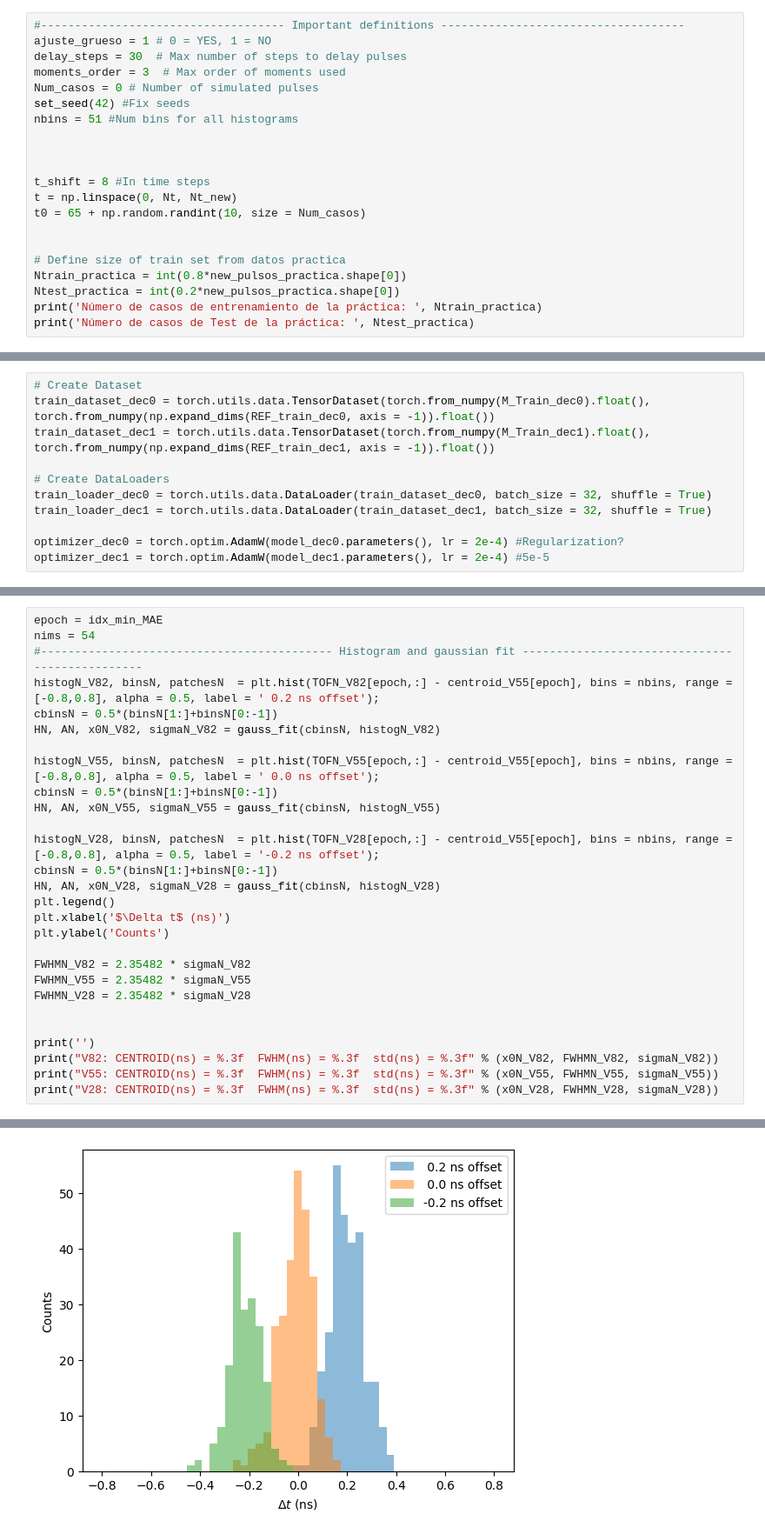
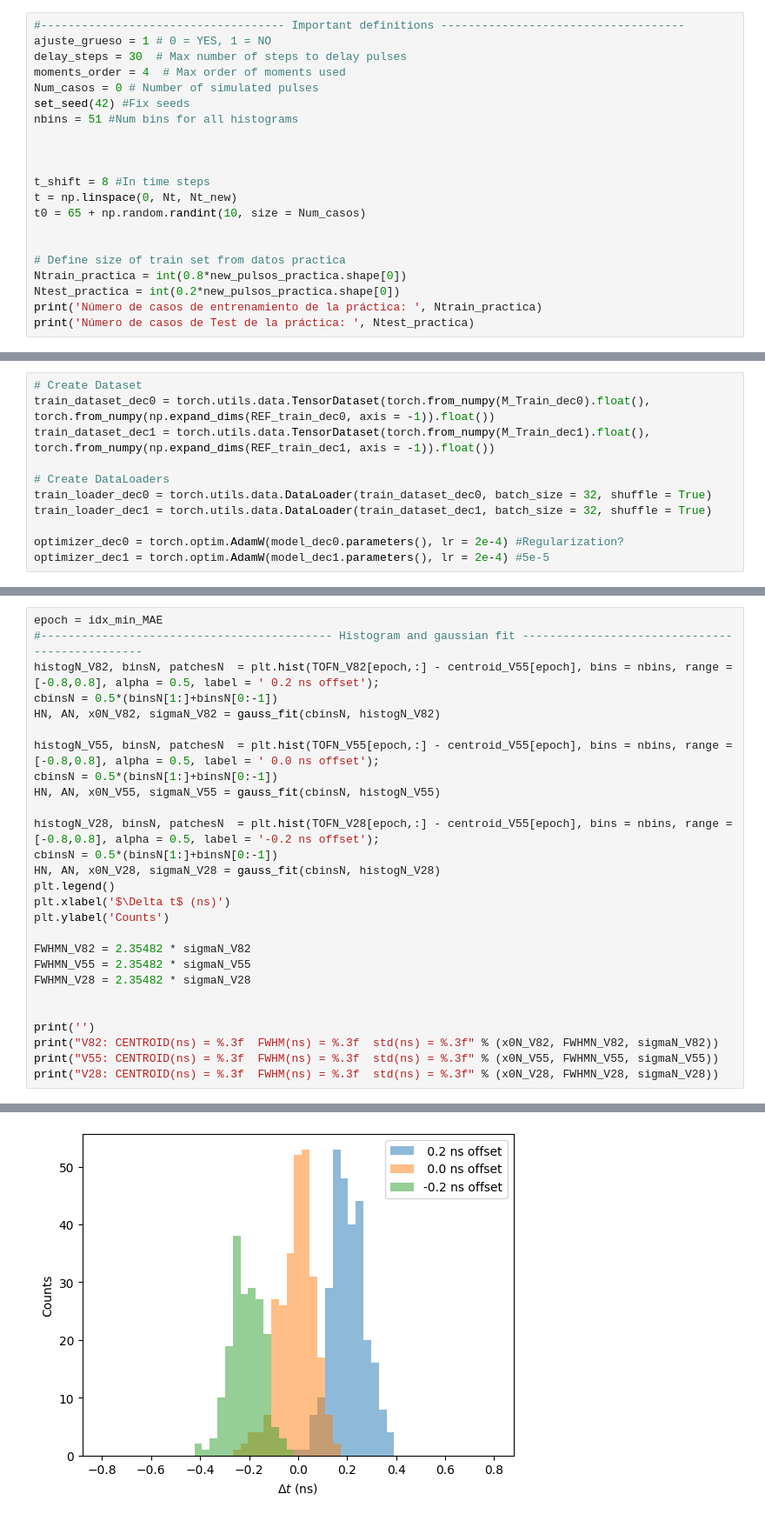
Before and after one commit to wjosefw/Signal-processing-with-Neural-networks, a Jupyter notebook: KAN.ipynb, the cells around one changed output, grey strips where cells are left out. Shown at 87% size. Cells and saved outputs as stored; diff of their text form.

```diff
--- a/KAN.ipynb
+++ b/KAN.ipynb
@@ -87,7 +87,7 @@ plt.legend()
 #------------------------------------ Important definitions ------------------------------------
 ajuste_grueso = 1 # 0 = YES, 1 = NO
 delay_steps = 30  # Max number of steps to delay pulses
-moments_order = 3  # Max order of moments used
+moments_order = 4  # Max order of moments used
 Num_casos = 0 # Number of simulated pulses
 set_seed(42) #Fix seeds
 nbins = 51 #Num bins for all histograms
@@ -393,6 +397,5 @@ plt.legend()
 # %%
 epoch = idx_min_MAE
-nims = 54
 #------------------------------------------- Histogram and gaussian fit -----------------------------------------------
 histogN_V82, binsN, patchesN  = plt.hist(TOFN_V82[epoch,:] - centroid_V55[epoch], bins = nbins, range = [-0.8,0.8], alpha = 0.5, label = ' 0.2 ns offset');
 cbinsN = 0.5*(binsN[1:]+binsN[0:-1])
@@ -425,4 +428,4 @@ V28: CENTROID(ns) = -0.217  FWHM(ns) = 0.152  std(ns) = 0.064
-[figure, old version]
+[figure, new version]
 # %%
 import time
 
```
Also changed, not shown: parts of 8 cells of this notebook.
